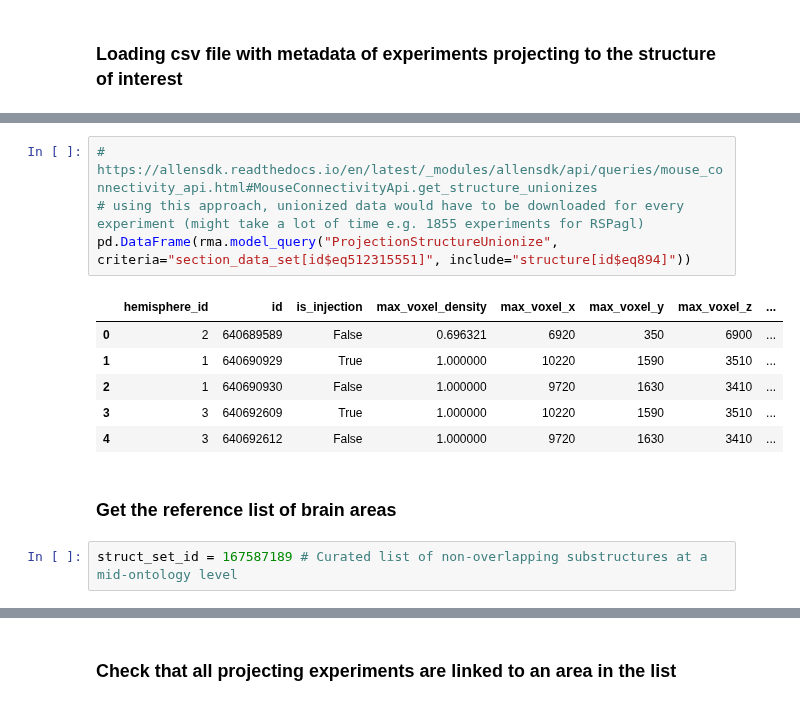
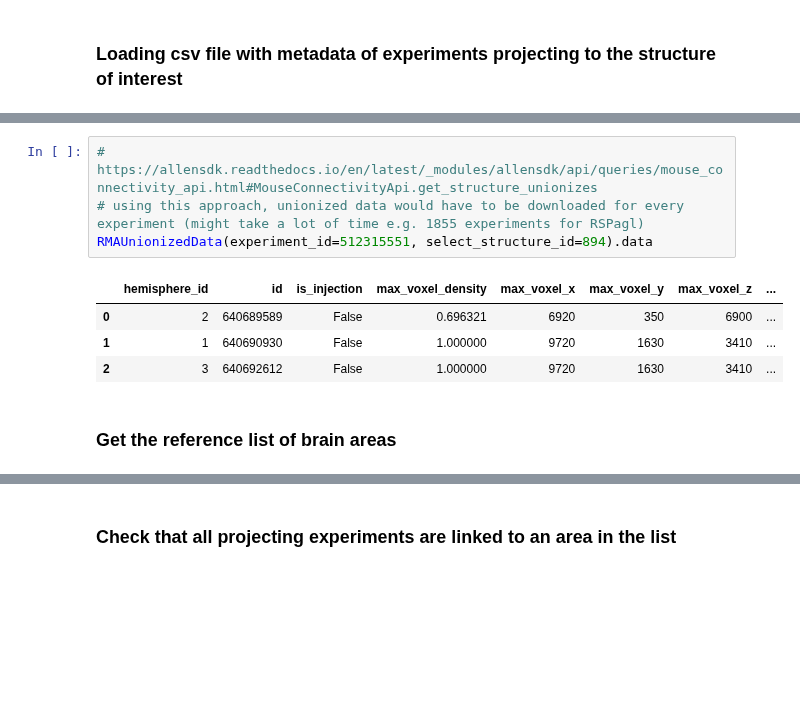
Before and after one commit to ikharitonov/allen-data-mining, a Jupyter notebook: connectivity/injection_sites_average.ipynb, the cells around one changed output, grey strips where cells are left out. Drawn from its saved outputs; the diff is of its cells as text; blank space fills up the shorter version.

```diff
--- a/connectivity/injection_sites_average.ipynb
+++ b/connectivity/injection_sites_average.ipynb
@@ -69,16 +61,12 @@ df
 # %%
 # https://allensdk.readthedocs.io/en/latest/_modules/allensdk/api/queries/mouse_connectivity_api.html#MouseConnectivityApi.get_structure_unionizes
 # using this approach, unionized data would have to be downloaded for every experiment (might take a lot of time e.g. 1855 experiments for RSPagl)
-pd.DataFrame(rma.model_query("ProjectionStructureUnionize", criteria="section_data_set[id$eq512315551]", include="structure[id$eq894]"))
+RMAUnionizedData(experiment_id=512315551, select_structure_id=894).data
 # %% [output]
 |  | hemisphere_id | id | is_injection | max_voxel_density | max_voxel_x | max_voxel_y | max_voxel_z | ... |
 | 0 | 2 | 640689589 | False | 0.696321 | 6920 | 350 | 6900 | ... |
-| 1 | 1 | 640690929 | True | 1.000000 | 10220 | 1590 | 3510 | ... |
-| 2 | 1 | 640690930 | False | 1.000000 | 9720 | 1630 | 3410 | ... |
-| 3 | 3 | 640692609 | True | 1.000000 | 10220 | 1590 | 3510 | ... |
-| 4 | 3 | 640692612 | False | 1.000000 | 9720 | 1630 | 3410 | ... |
+| 1 | 1 | 640690930 | False | 1.000000 | 9720 | 1630 | 3410 | ... |
+| 2 | 3 | 640692612 | False | 1.000000 | 9720 | 1630 | 3410 | ... |
 # %% [markdown]
 ### Get the reference list of brain areas
-# %%
-struct_set_id = 167587189 # Curated list of non-overlapping substructures at a mid-ontology level
 # %%
```
Also changed, not shown: parts of 21 cells of this notebook, 1 other file.
